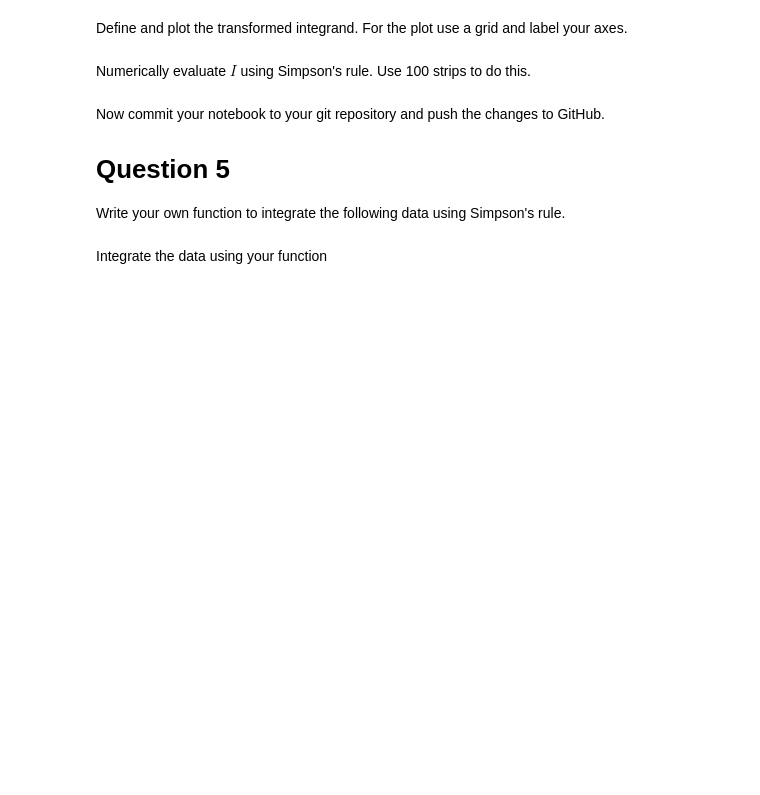
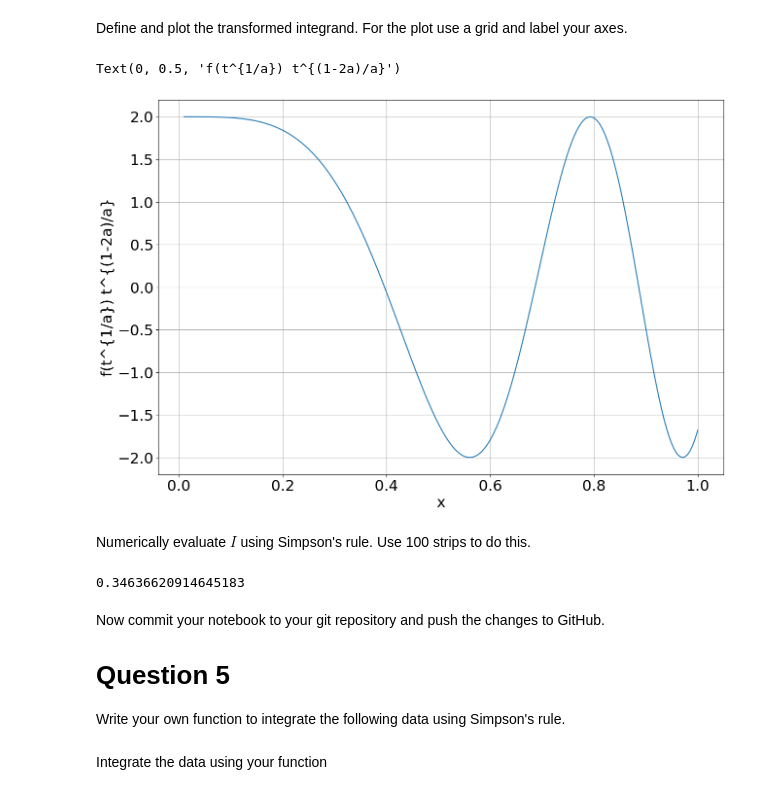
Before and after one commit to NiallCarbery/Computational_Science, a Jupyter notebook: Assignment4/Assignment-4.ipynb, the cells around one changed output. Cells and saved outputs as stored; diff of their text form; code cells hidden in the pictures; blank space fills up the shorter version.

```diff
--- a/Assignment4/Assignment-4.ipynb
+++ b/Assignment4/Assignment-4.ipynb
@@ -227,7 +240,24 @@ Plot the integrand in the range $[0,1]$, use a grid and label your axes.
 # %% [markdown]
 Define and plot the transformed integrand. For the plot use a grid and label your axes.
+# %%
+def I2(t):
+    return 2*np.cos(10*t**2)
+
+x = np.linspace(0.01, 1, 200)
+
+plt.plot(x, I2(x))
+plt.grid(True)
+plt.xlabel('x')
+plt.ylabel('f(t^{1/a}) t^{(1-2a)/a}')
+# %% [output]
+Text(0, 0.5, 'f(t^{1/a}) t^{(1-2a)/a}')
+[figure, added]
 # %% [markdown]
 Numerically evaluate $I$ using Simpson's rule. Use 100 strips to do this.
+# %%
+print(Simpsons(I2, 0, 1, 100))
+# %% [output]
+0.34636620914645183
 # %% [markdown]
 Now commit your notebook to your git repository and push the changes to GitHub.
 
```
Also changed, not shown: parts of 1 cell of this notebook.
